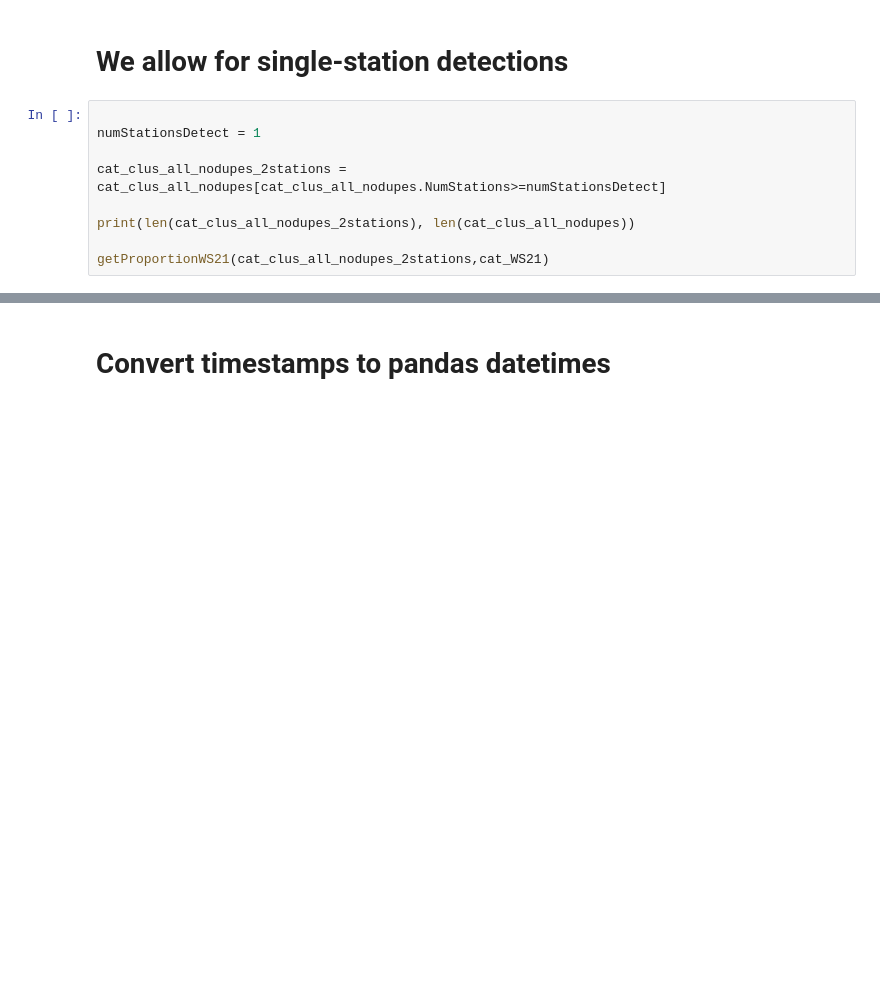
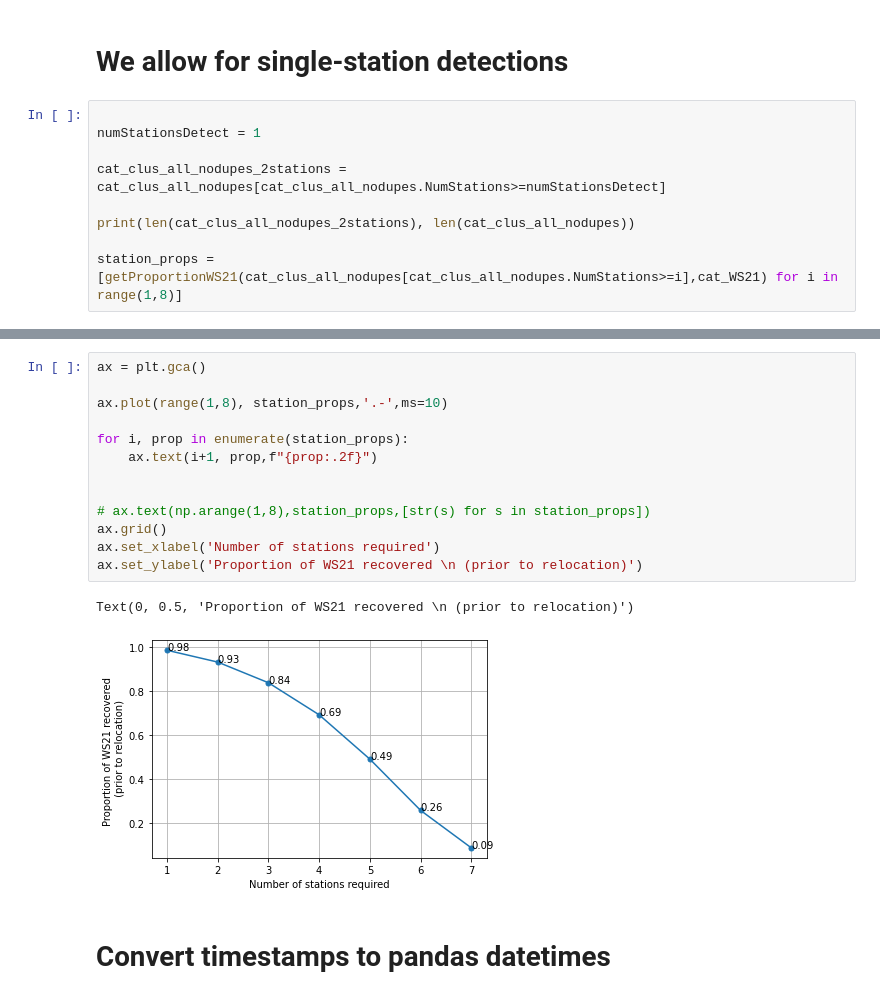
Before and after one commit to tsawi/Repeating_Earthquakes_SpecUFEx, a Jupyter notebook: notebooks/3_Combine_Cats_HypoDD.ipynb, the cells around one changed output, grey strips where cells are left out. Drawn from its saved outputs; the diff is of its cells as text; blank space fills up the shorter version.

```diff
--- a/notebooks/3_Combine_Cats_HypoDD.ipynb
+++ b/notebooks/3_Combine_Cats_HypoDD.ipynb
@@ -359,4 +375,4 @@ cat_clus_all_nodupes_2stations = cat_clus_all_nodupes[cat_clus_all_nodupes.NumSt
 
 print(len(cat_clus_all_nodupes_2stations), len(cat_clus_all_nodupes))
 
-getProportionWS21(cat_clus_all_nodupes_2stations,cat_WS21)
+station_props = [getProportionWS21(cat_clus_all_nodupes[cat_clus_all_nodupes.NumStations>=i],cat_WS21) for i in range(1,8)]
@@ -372,2 +381,18 @@ h = plt.hist(cat_clus_all_nodupes_2stations.NumStations,bins=np.arange(7),color=
+# %%
+ax = plt.gca()
+
+ax.plot(range(1,8), station_props,'.-',ms=10)
+
+for i, prop in enumerate(station_props):
+    ax.text(i+1, prop,f"{prop:.2f}")
+
+
+# ax.text(np.arange(1,8),station_props,[str(s) for s in station_props])
+ax.grid()
+ax.set_xlabel('Number of stations required')
+ax.set_ylabel('Proportion of WS21 recovered \n (prior to relocation)')
+# %% [output]
+Text(0, 0.5, 'Proportion of WS21 recovered \n (prior to relocation)')
+[figure, added]
 # %% [markdown]
 # Convert timestamps to pandas datetimes
```
Also changed, not shown: parts of 22 cells of this notebook, 5 other files.
